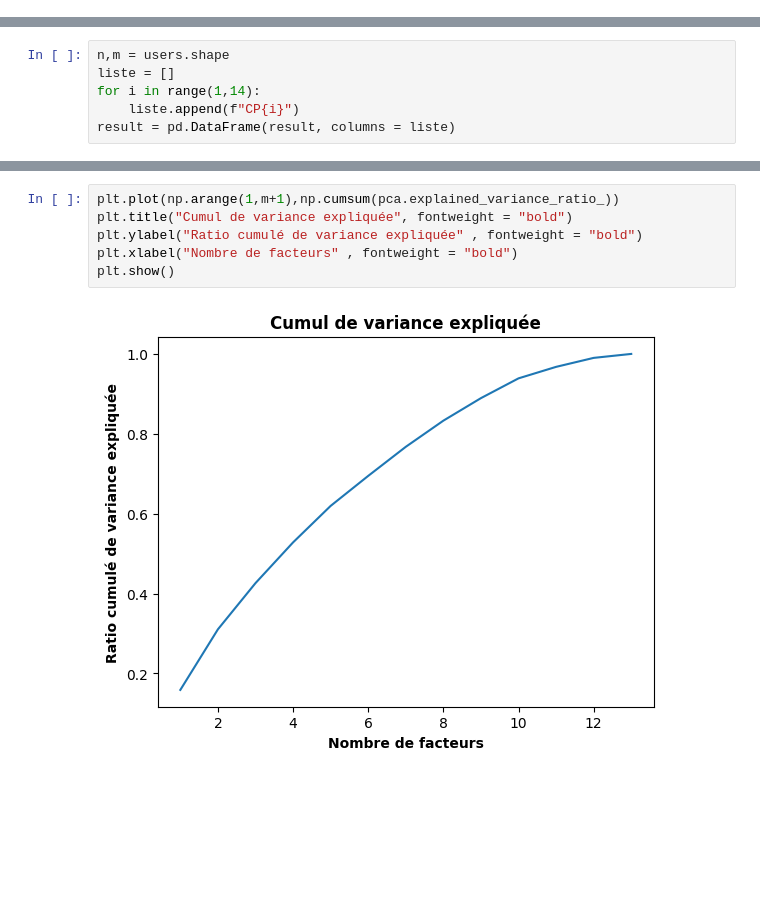
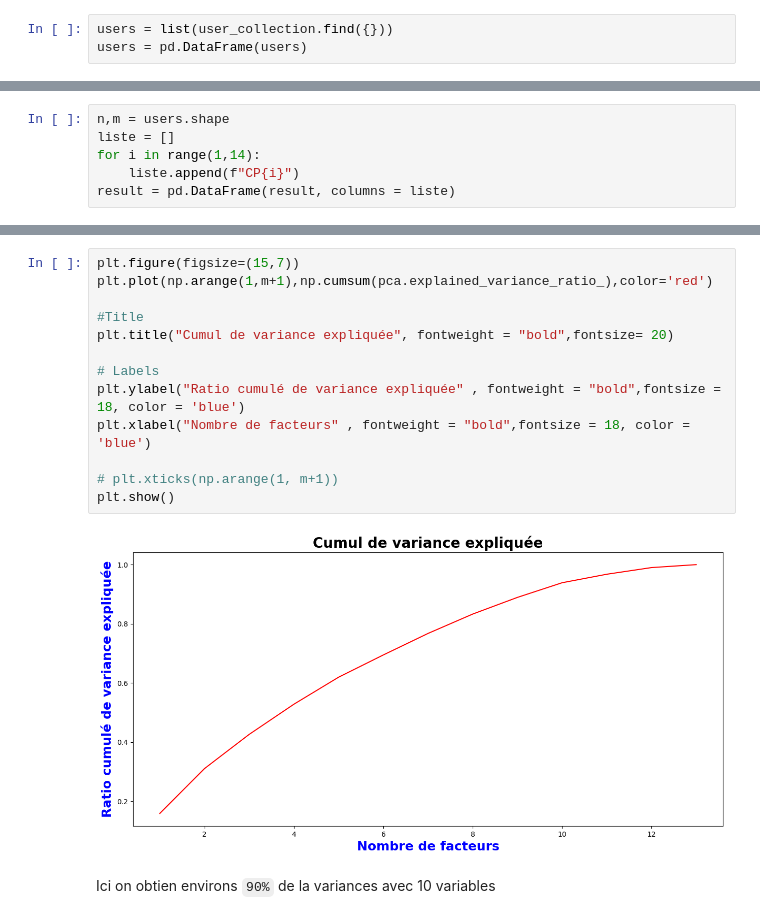
Before and after one commit to Antoine-ValentinCharpentier/Tweet-Analysis, a Jupyter notebook: scripts/utils/acpClustering.ipynb, the cells around one changed output, grey strips where cells are left out. Drawn from its saved outputs; the diff is of its cells as text; blank space fills up the shorter version.

```diff
--- a/scripts/utils/acpClustering.ipynb
+++ b/scripts/utils/acpClustering.ipynb
@@ -60,2 +33,5 @@ user_collection = db["users"]
+# %%
+users = list(user_collection.find({}))
+users = pd.DataFrame(users)
 # %% [markdown]
 ## Suppression des colonnes non utilisées lors du kmeans
@@ -160,8 +168,17 @@ plt.show()
 # %%
-plt.plot(np.arange(1,m+1),np.cumsum(pca.explained_variance_ratio_))
-plt.title("Cumul de variance expliquée", fontweight = "bold")
-plt.ylabel("Ratio cumulé de variance expliquée" , fontweight = "bold")
-plt.xlabel("Nombre de facteurs" , fontweight = "bold")
+plt.figure(figsize=(15,7))
+plt.plot(np.arange(1,m+1),np.cumsum(pca.explained_variance_ratio_),color='red')
+
+#Title
+plt.title("Cumul de variance expliquée", fontweight = "bold",fontsize= 20)
+
+# Labels
+plt.ylabel("Ratio cumulé de variance expliquée" , fontweight = "bold",fontsize = 18, color = 'blue')
+plt.xlabel("Nombre de facteurs" , fontweight = "bold",fontsize = 18, color = 'blue')
+
+# plt.xticks(np.arange(1, m+1))
 plt.show()
 # %% [output]
-[figure, old version]
+[figure, new version]
+# %% [markdown]
+Ici on obtien environs `90%` de la variances avec 10 variables
```
Also changed, not shown: parts of 72 cells of this notebook.
